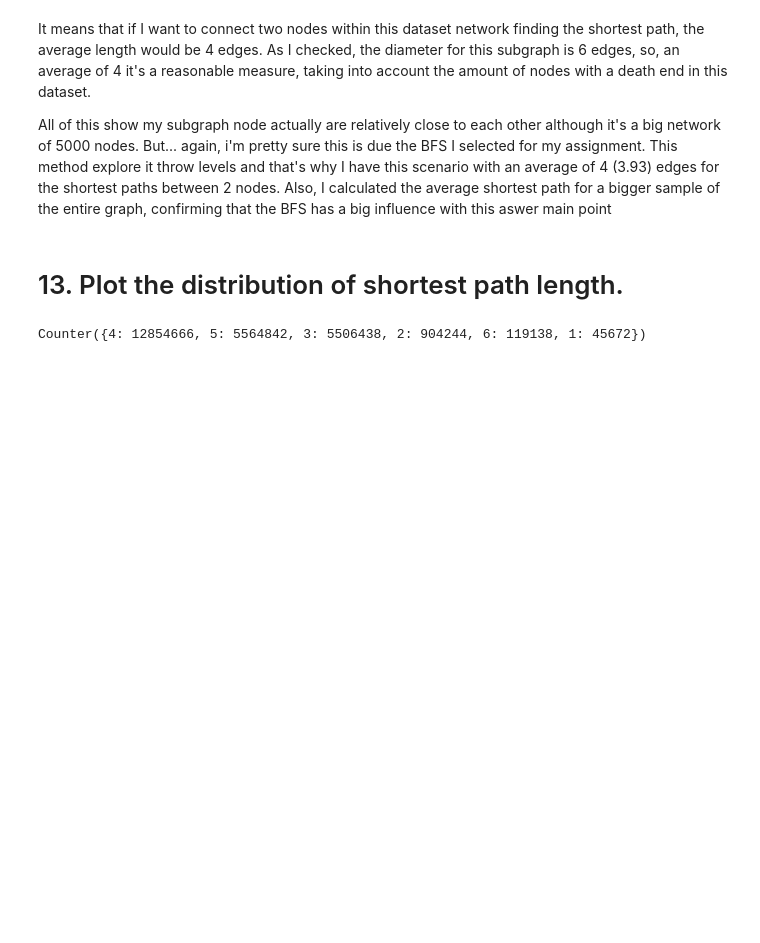
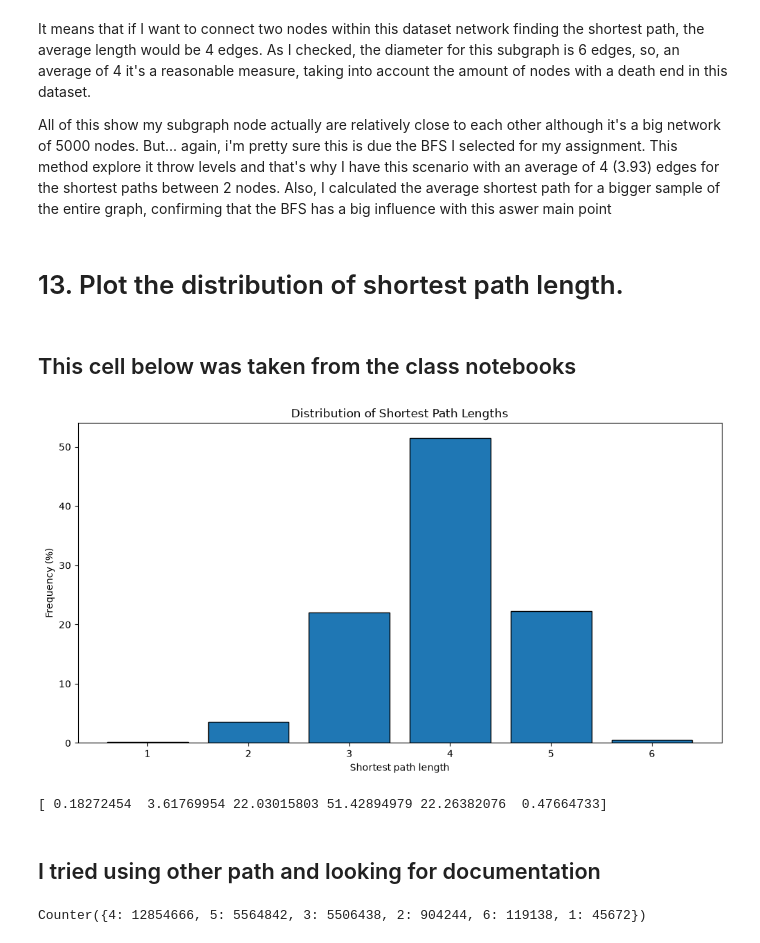
Before and after one commit to AndresAriasM/FAU_course_projects, a Jupyter notebook: SocialNetworks_BigData/Assignment_1/graphs.ipynb, the cells around one changed output. Saved outputs shown, nothing was run; the diff lists cells and outputs as text; code cells hidden in the pictures; blank space fills up the shorter version.

```diff
--- a/SocialNetworks_BigData/Assignment_1/graphs.ipynb
+++ b/SocialNetworks_BigData/Assignment_1/graphs.ipynb
@@ -187,6 +191,38 @@ It means that if I want to connect two nodes within this dataset network finding
 All of this show my subgraph node actually are relatively close to each other although it's a big network of 5000 nodes. But... again, i'm pretty sure this is due the BFS I selected for my assignment. This method explore it throw levels and that's why I have this scenario with an average of 4 (3.93) edges for the shortest paths between 2 nodes. Also, I calculated the average shortest path for a bigger sample of the entire graph, confirming that the BFS has a big influence with this aswer main point
 # %% [markdown]
 # 13. Plot the distribution of shortest path length.
+# %% [markdown]
+## This cell below was taken from the class notebooks
+# %%
+# all_pairs_shortest_path_length returns a dict-of-dicts mapping each node u to
+# the distance to every other node. Same approach used in the Lecture 5 notebook.
+shortest_path_lengths = dict(nx.all_pairs_shortest_path_length(G_sample))
+
+# We know the maximum shortest path length (the diameter), so create an array
+# to store values from 0 up to (and including) diameter
+path_lengths = np.zeros(diameter + 1, dtype=int)
+
+# Extract the frequency of shortest path lengths between two nodes
+for pls in shortest_path_lengths.values():
+    pl, cnts = np.unique(list(pls.values()), return_counts=True)
+    path_lengths[pl] += cnts
+
+# Express frequency distribution as a percentage (ignoring path lengths of 0)
+freq_percent = 100 * path_lengths[1:] / path_lengths[1:].sum()
+
+fig, ax = plt.subplots(figsize=(12, 6))
+ax.bar(np.arange(1, diameter + 1), height=freq_percent, edgecolor='black')
+ax.set_xlabel("Shortest path length")
+ax.set_ylabel("Frequency (%)")
+ax.set_title("Distribution of Shortest Path Lengths")
+plt.show()
+
+print(freq_percent)
+# %% [output]
+[figure, added]
+[ 0.18272454  3.61769954 22.03015803 51.42894979 22.26382076  0.47664733]
+# %% [markdown]
+## I tried using other path and looking for documentation
 # %%
 import collections
 path_lengths = collections.Counter()
```
Also changed, not shown: parts of 36 cells of this notebook, 1 other file.
